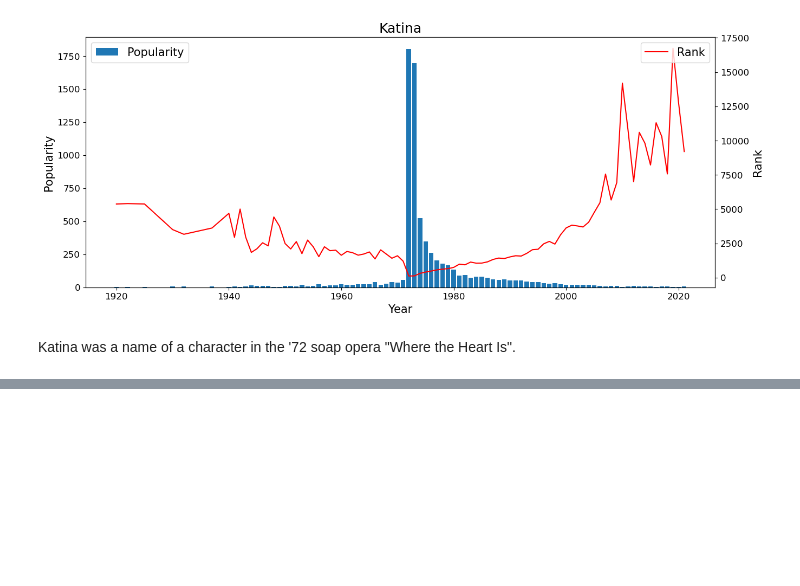
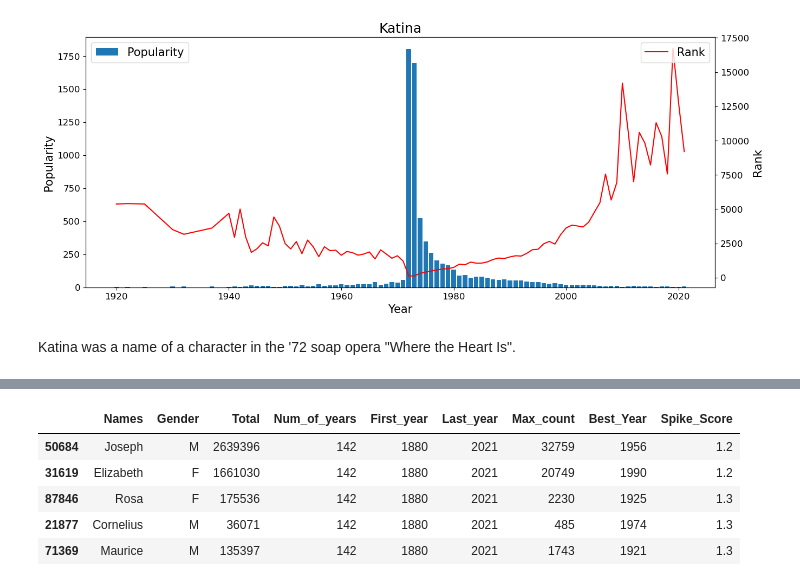
Before and after one commit to RochaErik/X-US-Baby-Names, a Jupyter notebook: EDA.ipynb, the cells around one changed output, grey strips where cells are left out. Cells and saved outputs as stored; diff of their text form; code cells hidden in the pictures; blank space fills up the shorter version.

```diff
--- a/EDA.ipynb
+++ b/EDA.ipynb
@@ -744,0 +781,12 @@ Katina was a name of a character in the '72 soap opera "Where the Heart Is".
+# %%
+# Most consistent names
+
+Scored_names = df_agg.sort_values('Spike_Score', ascending=True).head()
+Scored_names
+# %% [output]
+|  | Names | Gender | Total | Num_of_years | First_year | Last_year | Max_count | Best_Year | Spike_Score |
+| 50684 | Joseph | M | 2639396 | 142 | 1880 | 2021 | 32759 | 1956 | 1.2 |
+| 31619 | Elizabeth | F | 1661030 | 142 | 1880 | 2021 | 20749 | 1990 | 1.2 |
+| 87846 | Rosa | F | 175536 | 142 | 1880 | 2021 | 2230 | 1925 | 1.3 |
+| 21877 | Cornelius | M | 36071 | 142 | 1880 | 2021 | 485 | 1974 | 1.3 |
+| 71369 | Maurice | M | 135397 | 142 | 1880 | 2021 | 1743 | 1921 | 1.3 |
```
Also changed, not shown: parts of 13 cells of this notebook.
